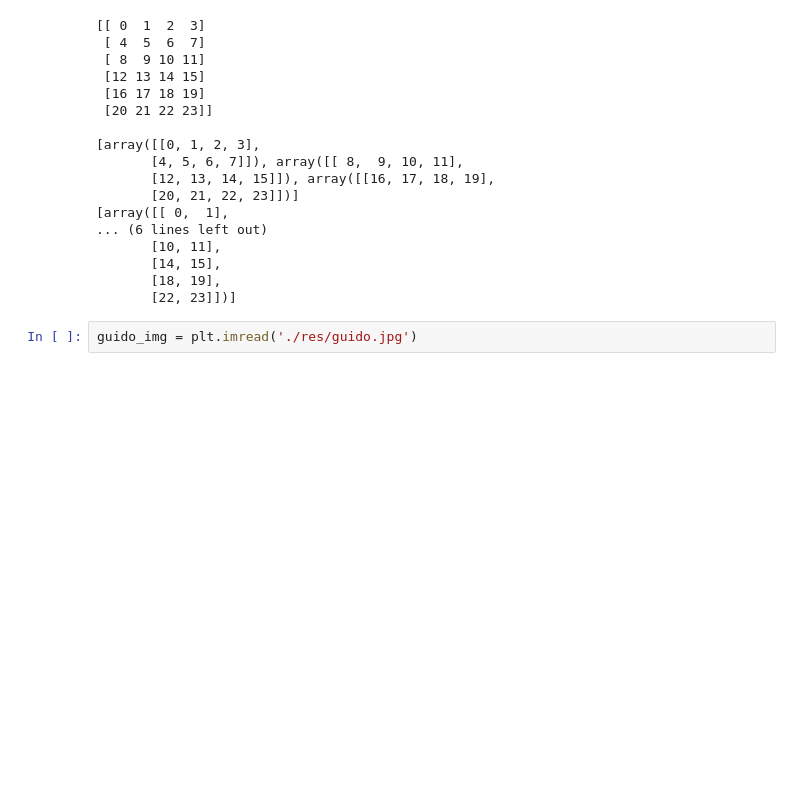
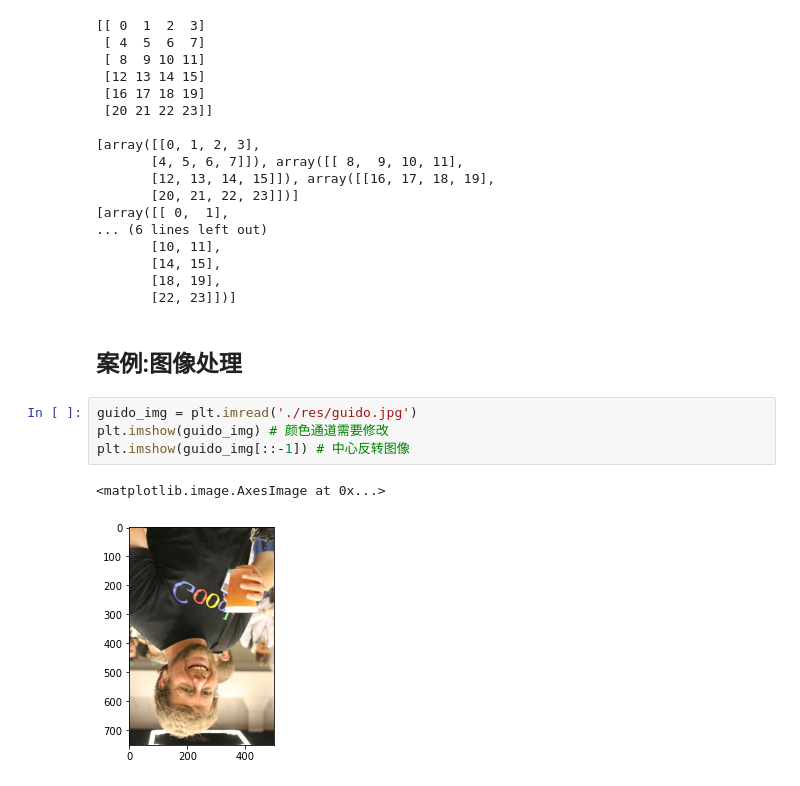
Before and after one commit to betterlmy/LearningPython, a Jupyter notebook: Python数据处理/numpy库.ipynb, the cells around one changed output. Cells and saved outputs as stored; diff of their text form; blank space fills up the shorter version.

```diff
--- a/Python数据处理/numpy库.ipynb
+++ b/Python数据处理/numpy库.ipynb
@@ -310,5 +322,12 @@ print(np.split(array_a,2,axis=1)) #按照列分割成两个数组
        [14, 15],
        [18, 19],
        [22, 23]])]
+# %% [markdown]
+## 案例:图像处理
 # %%
 guido_img = plt.imread('./res/guido.jpg')
+plt.imshow(guido_img) # 颜色通道需要修改
+plt.imshow(guido_img[::-1]) # 中心反转图像
+# %% [output]
+<matplotlib.image.AxesImage at 0x...>
+[figure, added]
```
Also changed, not shown: parts of 4 cells of this notebook.
